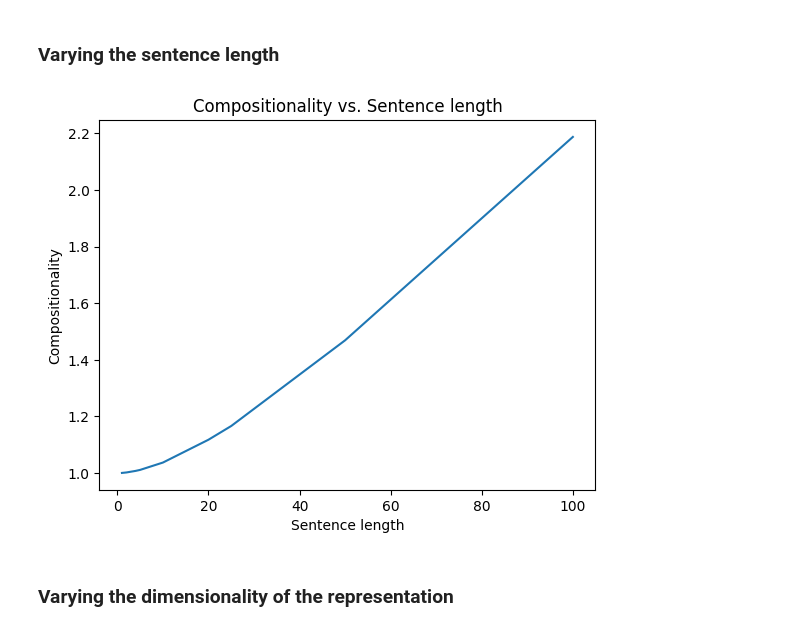
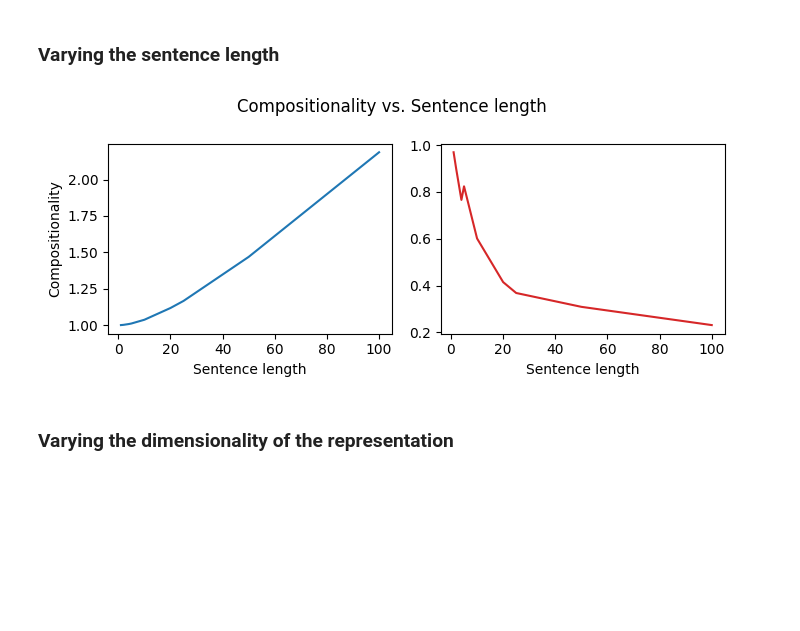
Before and after one commit to EricElmoznino/complexity_compositionality, a Jupyter notebook: notebooks/compositionality_metric_validation.ipynb, the cells around one changed output. Drawn from its saved outputs; the diff is of its cells as text; code cells hidden in the pictures; blank space fills up the shorter version.

Commit message:
Added notebook figures comparing our compositionality to topological similarity

```diff
--- a/notebooks/compositionality_metric_validation.ipynb
+++ b/notebooks/compositionality_metric_validation.ipynb
@@ -4,6 +4,10 @@ import sys
 sys.path.append("../")
 import numpy as np
 import pandas as pd
+from scipy.spatial.distance import pdist
+from scipy.stats import pearsonr
+import torch
+from torch.nn import functional as F
 import matplotlib.pyplot as plt
 import seaborn as sns
 from itertools import product
@@ -12,6 +16,14 @@ from datasets.simulated.data_generators import (
     LookupTableDataGenerator,
     SyntacticDataGenerator,
 )
+
+
+def topological_similarity(w, z):
+    w = F.one_hot(torch.from_numpy(w)).float().numpy().reshape(w.shape[0], -1)
+    z_rdm = pdist(z, metric="euclidean")
+    w_rdm = pdist(w, metric="cityblock")
+    topsim = pearsonr(z_rdm, w_rdm).statistic
+    return topsim
 # %% [markdown]
 # Lookup table
 # %% [markdown]
@@ -19,24 +31,30 @@ from datasets.simulated.data_generators import (
 # %%
 d = 100
 compositionalities = []
 ks = []
+topsims = []
 for k in range(1, d + 1):
     if d % k != 0:  # skip non-divisible k
         continue
     data_gen = LookupTableDataGenerator(
         num_words=k, vocab_size=10, z_dim=d, disentanglement=1, noise_ratio=0.01
     )
     w, z = data_gen.sample(1000)
     compositionalities.append(data_gen.compositionality(z, w, per_sample=True))
     ks.append(k)
+    topsims.append(topological_similarity(w, z))
 
-plt.title("Compositionality vs. Sentence length")
-plt.xlabel("Sentence length")
-plt.ylabel("Compositionality")
-sns.lineplot(x=ks, y=compositionalities)
+fig, axs = plt.subplots(1, 2, figsize=(7, 3))
+sns.lineplot(x=ks, y=compositionalities, color=sns.color_palette()[0], ax=axs[0])
+sns.lineplot(x=ks, y=topsims, color=sns.color_palette()[3], legend=False, ax=axs[1])
+fig.suptitle("Compositionality vs. Sentence length")
+axs[0].set_xlabel("Sentence length")
+axs[1].set_xlabel("Sentence length")
+axs[0].set_ylabel("Compositionality")
+fig.tight_layout()
 plt.show()
 # %% [output]
-[figure, old version]
+[figure, new version]
 # %% [markdown]
 ### Varying the dimensionality of the representation
 # %%
```
Also changed, not shown: parts of 4 cells of this notebook.
